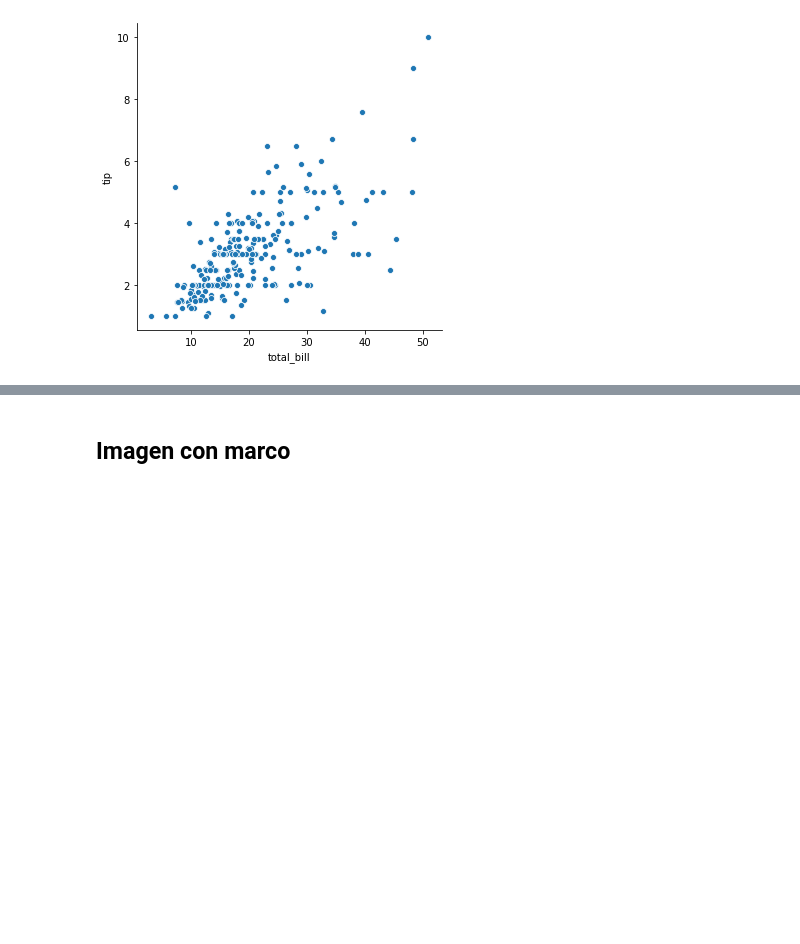
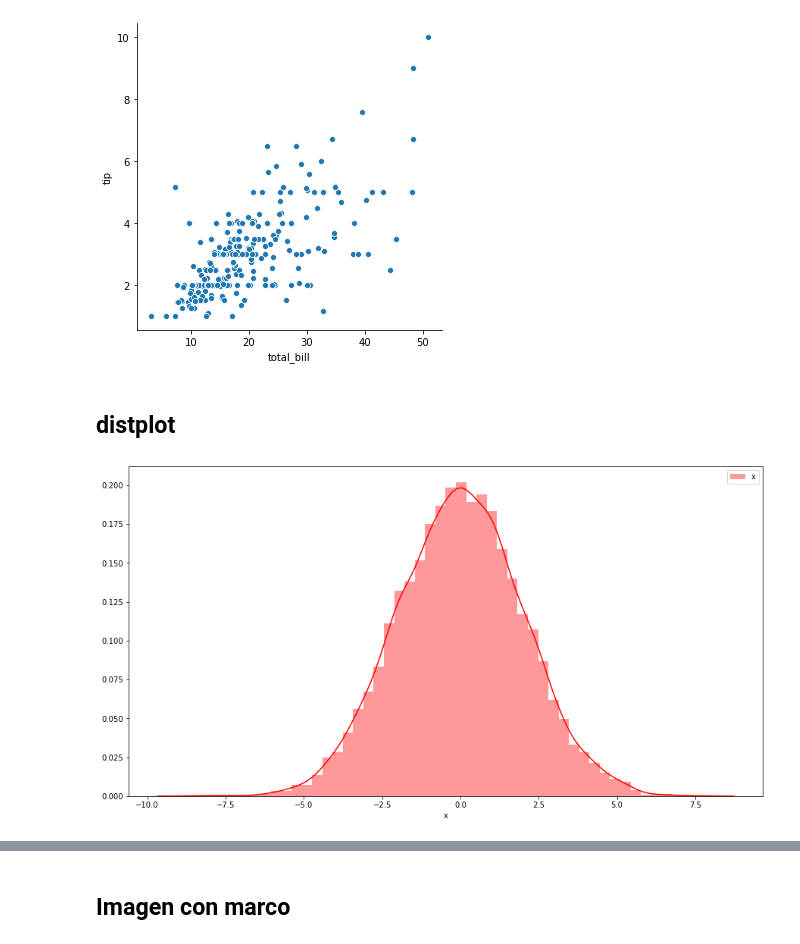
Before and after one commit to Rijaelto/Big_Rata, a Jupyter notebook: visualizacion/ejemplos_plt_sns.ipynb, the cells around one changed output, grey strips where cells are left out. Cells and saved outputs as stored; diff of their text form; code cells hidden in the pictures; blank space fills up the shorter version.

```diff
--- a/visualizacion/ejemplos_plt_sns.ipynb
+++ b/visualizacion/ejemplos_plt_sns.ipynb
@@ -69,3 +76,17 @@ sns.relplot(x = "total_bill", y = "tip", data = tips, kind = "scatter")
 # %% [output]
 <seaborn.axisgrid.FacetGrid at 0x...>
 [figure]
+# %% [markdown]
+## distplot
+# %%
+df = pd.DataFrame({
+    'x': np.random.normal(0, 2, 10000),
+    'y': np.random.normal(5, 3, 10000),
+    'z': np.random.normal(-5, 5, 10000)
+})
+# %%
+plt.figure(figsize=(15,8))
+sns.distplot(df.x,color="r",label= "x")
+plt.legend();
+# %% [output]
+[figure, added]
```
Also changed, not shown: parts of 41 cells of this notebook.
